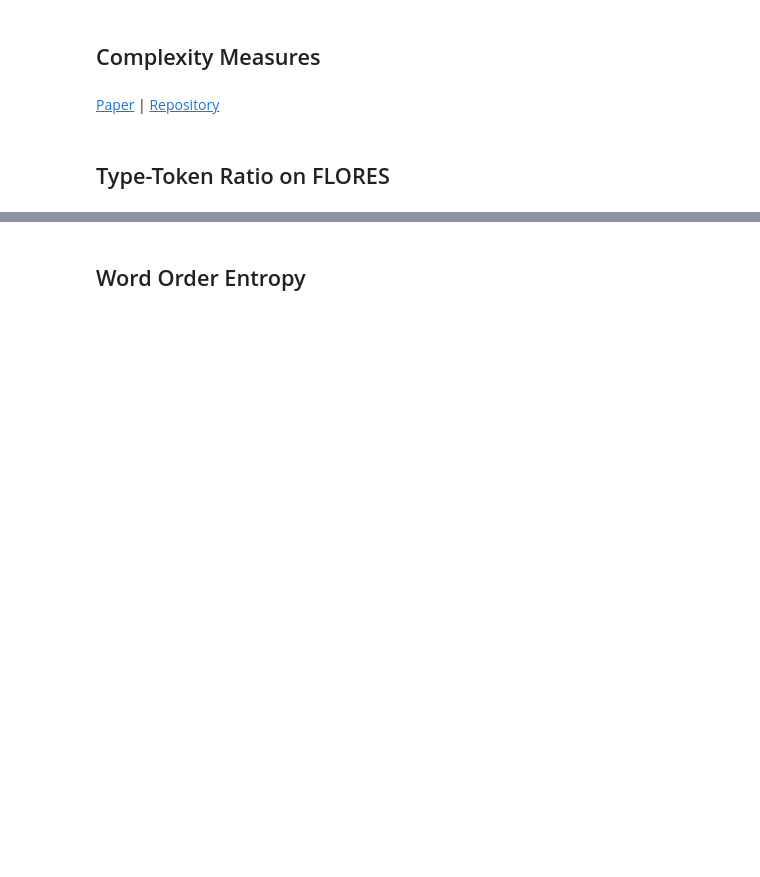
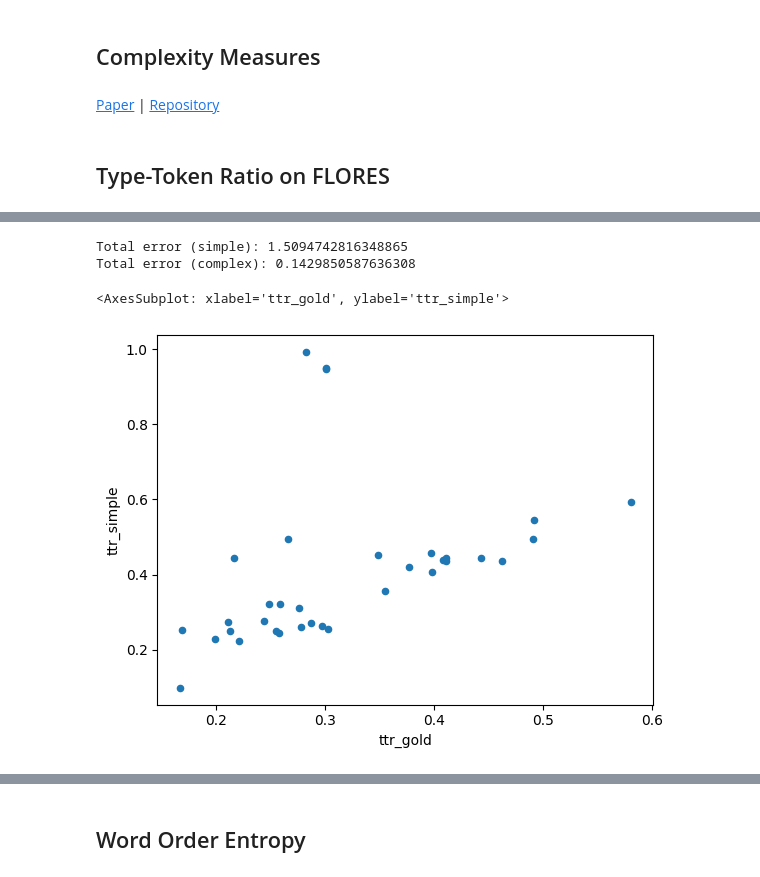
Before and after one commit to v-hirak/explaining-MT-difficulty, a Jupyter notebook: lang_data/data_collection.ipynb, the cells around one changed output, grey strips where cells are left out. Cells and saved outputs as stored; diff of their text form; code cells hidden in the pictures; blank space fills up the shorter version.

```diff
--- a/lang_data/data_collection.ipynb
+++ b/lang_data/data_collection.ipynb
@@ -137,0 +304,5 @@ lang_data.to_csv("lang_data.csv", index=False)
+# %%
+ttr_data = (
+    pd.merge(ttr_data, lang_data[["lang", "ttr_flores"]], on="lang", how="left")
+    .rename(columns={"ttr_flores": "ttr_complex"})
+)
@@ -137,0 +329,11 @@ lang_data.to_csv("lang_data.csv", index=False)
+# %%
+def square_error(x: float, y: float) -> float:
+    return (x - y) ** 2
+# %%
+ttr_data["error_simple"] = ttr_data.apply(
+    lambda row: square_error(row["ttr_gold"], row["ttr_simple"]), axis=1
+)
+# %%
+ttr_data["error_complex"] = ttr_data.apply(
+    lambda row: square_error(row["ttr_gold"], row["ttr_complex"]), axis=1
+)
@@ -137,0 +343,11 @@ lang_data.to_csv("lang_data.csv", index=False)
+# %%
+print(f"Total error (simple): {total_error_simple}")
+print(f"Total error (complex): {total_error_complex}")
+# %% [output]
+Total error (simple): 1.5094742816348865
+Total error (complex): 0.1429850587636308
+# %%
+ttr_data.plot.scatter(x="ttr_gold", y="ttr_simple")
+# %% [output]
+<AxesSubplot: xlabel='ttr_gold', ylabel='ttr_simple'>
+[figure, added]
```
Also changed, not shown: parts of 55 cells of this notebook, 17 other files.
